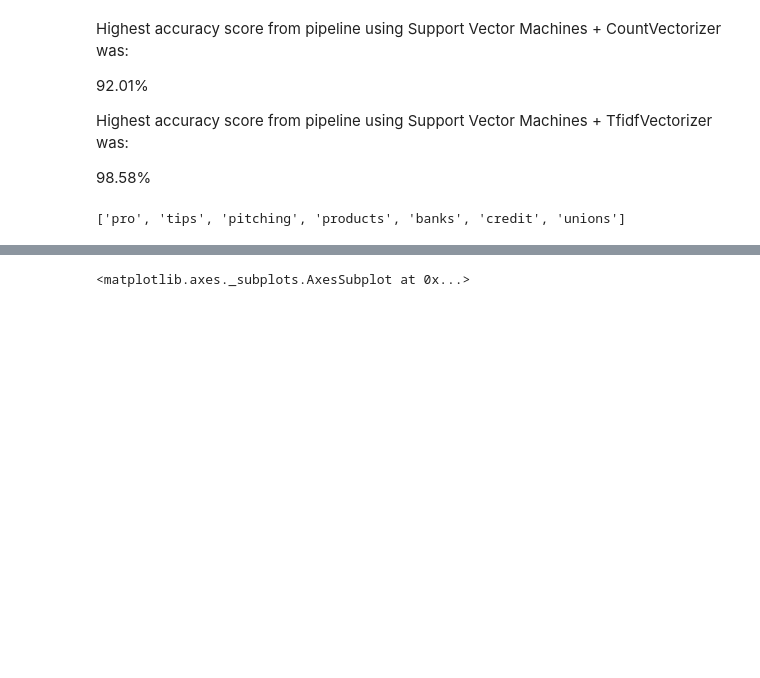
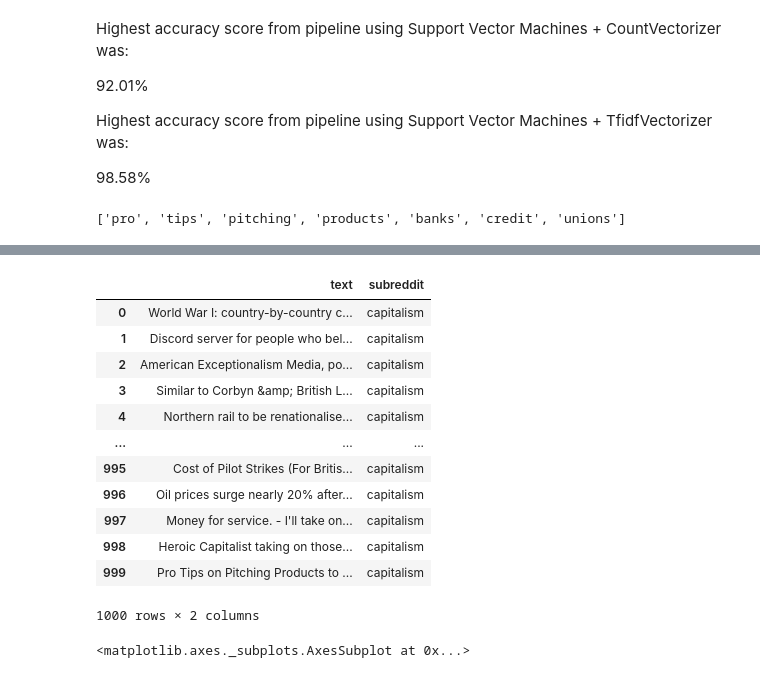
Before and after one commit to alexsimonsays/Reddit_NLP, a Jupyter notebook: Project3_Alex.ipynb, the cells around one changed output, grey strips where cells are left out. Drawn from its saved outputs; the diff is of its cells as text; code cells hidden in the pictures; blank space fills up the shorter version.

```diff
--- a/Project3_Alex.ipynb
+++ b/Project3_Alex.ipynb
@@ -516,3 +533,19 @@ wc.to_image()
+# %%
+cap
+# %% [output]
+|  | text | subreddit |
+| 0 | World War I: country-by-country c... | capitalism |
+| 1 | Discord server for people who bel... | capitalism |
+| 2 | American Exceptionalism Media, po... | capitalism |
+| 3 | Similar to Corbyn &amp; British L... | capitalism |
+| 4 | Northern rail to be renationalise... | capitalism |
+| ... | ... | ... |
+| 995 | Cost of Pilot Strikes (For Britis... | capitalism |
+| 996 | Oil prices surge nearly 20% after... | capitalism |
+| 997 | Money for service. - I'll take on... | capitalism |
+| 998 | Heroic Capitalist taking on those... | capitalism |
+| 999 | Pro Tips on Pitching Products to ... | capitalism |
+1000 rows × 2 columns
 # %%
 fig , ax = plt.subplots(figsize=(15,12))
 
```
Also changed, not shown: parts of 5 cells of this notebook, 7 other files.
